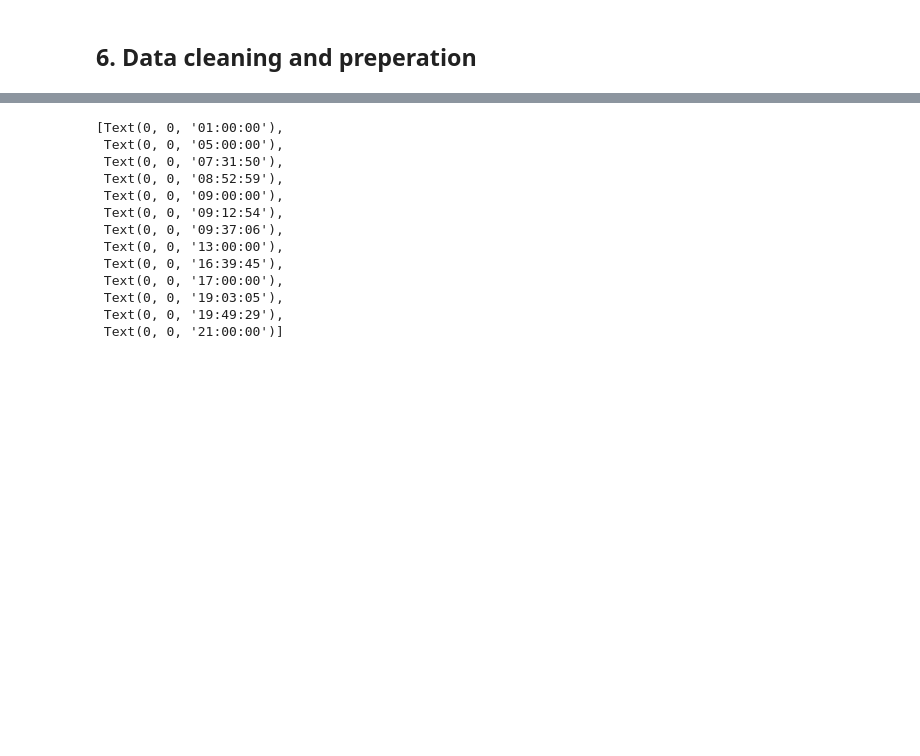
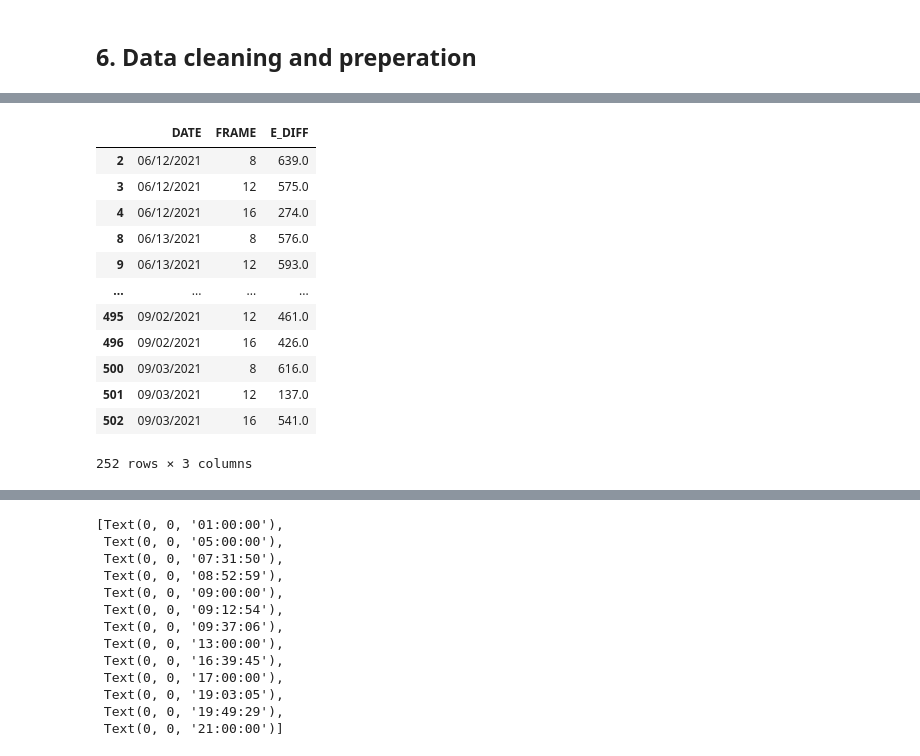
Before and after one commit to mohdaim996/MTA_Turnstile_Data_Analysis, a Jupyter notebook: MTA_Data_Analysis.ipynb, the cells around one changed output, grey strips where cells are left out. Drawn from its saved outputs; the diff is of its cells as text; code cells hidden in the pictures; blank space fills up the shorter version.

```diff
--- a/MTA_Data_Analysis.ipynb
+++ b/MTA_Data_Analysis.ipynb
@@ -97,0 +135,17 @@ dtype: int64
+# %%
+FFday_mask = (roos_grouped.FRAME == 8) |  (roos_grouped.FRAME == 12) | (roos_grouped.FRAME == 16)
+roos_grouped[day_mask]
+# %% [output]
+|  | DATE | FRAME | E_DIFF |
+| 2 | 06/12/2021 | 8 | 639.0 |
+| 3 | 06/12/2021 | 12 | 575.0 |
+| 4 | 06/12/2021 | 16 | 274.0 |
+| 8 | 06/13/2021 | 8 | 576.0 |
+| 9 | 06/13/2021 | 12 | 593.0 |
+| ... | ... | ... | ... |
+| 495 | 09/02/2021 | 12 | 461.0 |
+| 496 | 09/02/2021 | 16 | 426.0 |
+| 500 | 09/03/2021 | 8 | 616.0 |
+| 501 | 09/03/2021 | 12 | 137.0 |
+| 502 | 09/03/2021 | 16 | 541.0 |
+252 rows × 3 columns
```
Also changed, not shown: parts of 7 cells of this notebook.
